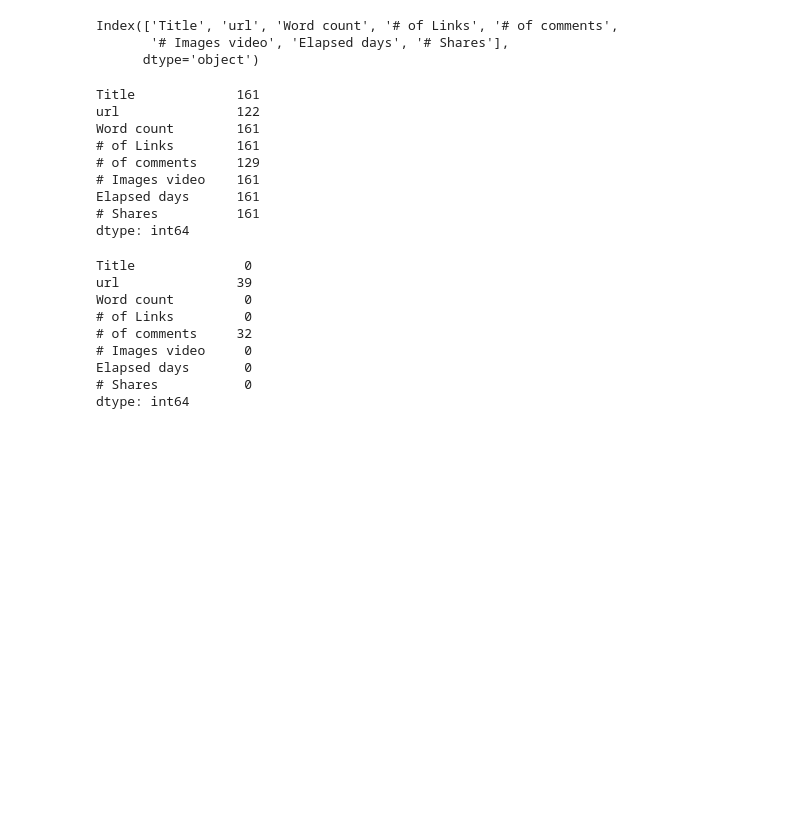
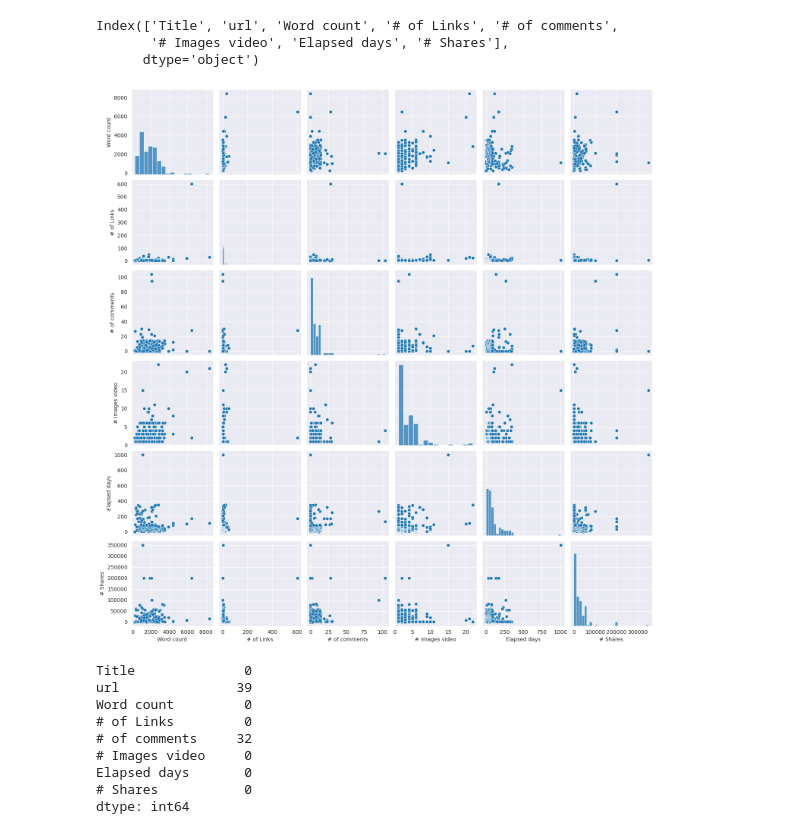
Before and after one commit to thejoresp/ModelaIA, a Jupyter notebook: modelado.ipynb, the cells around one changed output. Saved outputs shown, nothing was run; the diff lists cells and outputs as text; code cells hidden in the pictures; blank space fills up the shorter version.

```diff
--- a/modelado.ipynb
+++ b/modelado.ipynb
@@ -92,18 +95,11 @@ articulos.columns
 Index(['Title', 'url', 'Word count', '# of Links', '# of comments',
        '# Images video', 'Elapsed days', '# Shares'],
       dtype='object')
-# %%
-articulos.count()
-# %% [output]
-Title             161
-url               122
-Word count        161
-# of Links        161
-# of comments     129
-# Images video    161
-Elapsed days      161
-# Shares          161
-dtype: int64
+# %%
+sns.pairplot(articulos)
+plt.show()
+# %% [output]
+[figure, added]
 # %%
 nan_total = articulos.isna().sum()
 print(nan_total)
```
Also changed, not shown: parts of 7 cells of this notebook.
